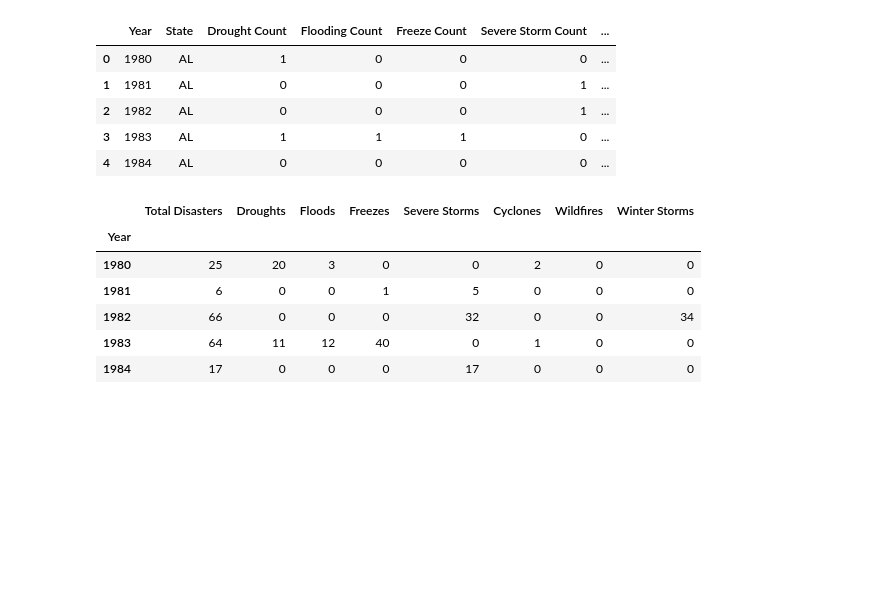
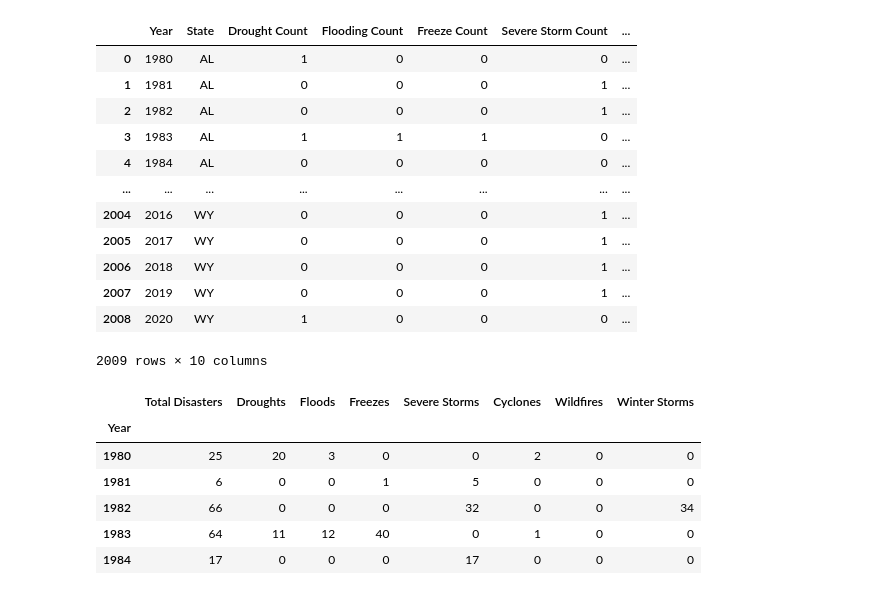
Before and after one commit to erinmann12/climate-project, a Jupyter notebook: ErinNotebook.ipynb, the cells around one changed output. Saved outputs shown, nothing was run; the diff lists cells and outputs as text; code cells hidden in the pictures; blank space fills up the shorter version.

```diff
--- a/ErinNotebook.ipynb
+++ b/ErinNotebook.ipynb
@@ -34,15 +51,22 @@ disaster_data_df = pd.read_csv(natural_disaster_file)
 # %%
 disaster_count_df = disaster_data_df[["Year","State","Drought Count","Flooding Count", "Freeze Count",
                                     "Severe Storm Count", "Tropical Cyclone Count", "Wildfire Count",
                                     "Winter Storm Count", "All Disasters Count"]]
-disaster_count_df.head()
+disaster_count_df
 # %% [output]
 |  | Year | State | Drought Count | Flooding Count | Freeze Count | Severe Storm Count | ... |
 | 0 | 1980 | AL | 1 | 0 | 0 | 0 | ... |
 | 1 | 1981 | AL | 0 | 0 | 0 | 1 | ... |
 | 2 | 1982 | AL | 0 | 0 | 0 | 1 | ... |
 | 3 | 1983 | AL | 1 | 1 | 1 | 0 | ... |
 | 4 | 1984 | AL | 0 | 0 | 0 | 0 | ... |
+| ... | ... | ... | ... | ... | ... | ... | ... |
+| 2004 | 2016 | WY | 0 | 0 | 0 | 1 | ... |
+| 2005 | 2017 | WY | 0 | 0 | 0 | 1 | ... |
+| 2006 | 2018 | WY | 0 | 0 | 0 | 1 | ... |
+| 2007 | 2019 | WY | 0 | 0 | 0 | 1 | ... |
+| 2008 | 2020 | WY | 1 | 0 | 0 | 0 | ... |
+2009 rows × 10 columns
 # %%
 disaster_group = disaster_count_df.groupby("Year")
 
```
Also changed, not shown: parts of 4 cells of this notebook, 3 other files.
